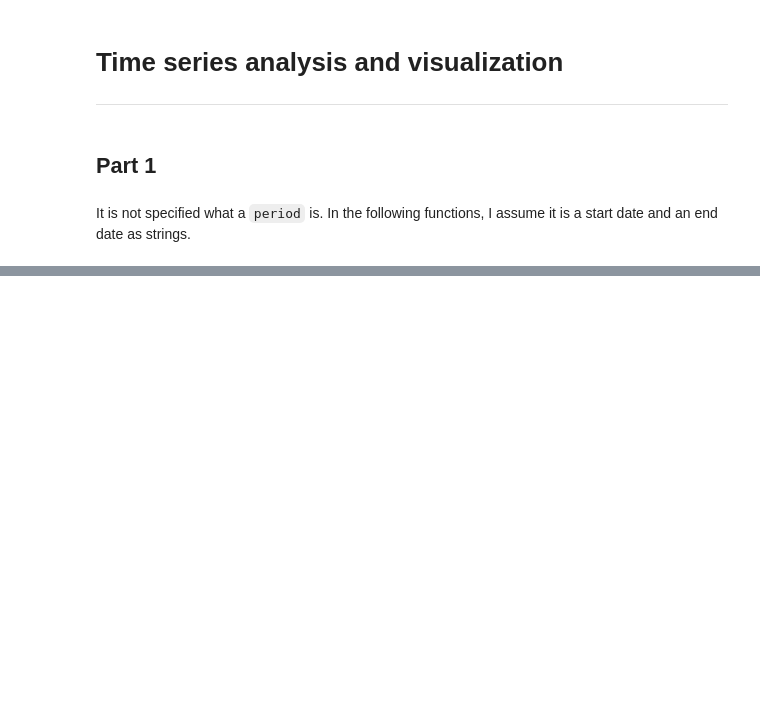
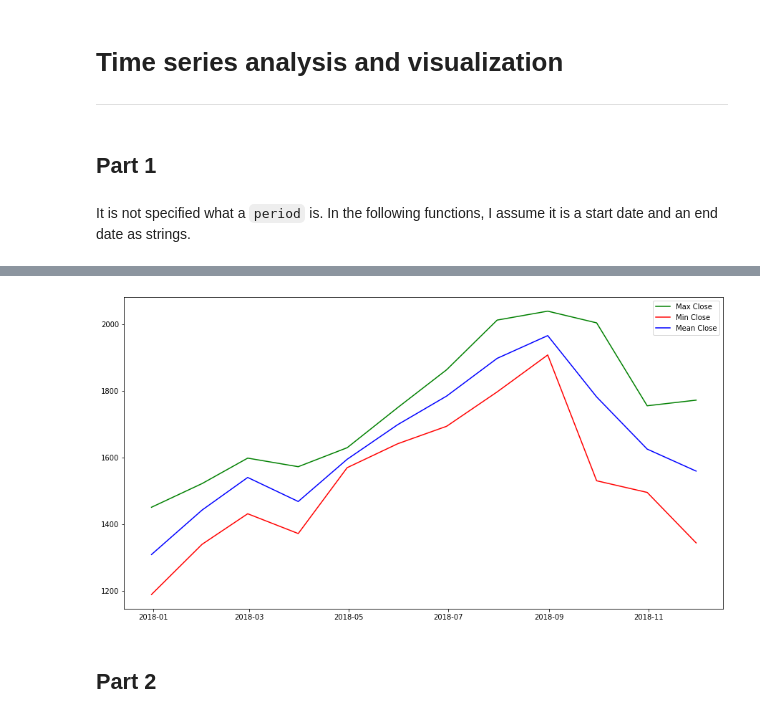
Before and after one commit to teobouvard/study, a Jupyter notebook: 4-UiS/data-science/assignment3/assignment.ipynb, the cells around one changed output, grey strips where cells are left out. Drawn from its saved outputs; the diff is of its cells as text; code cells hidden in the pictures; blank space fills up the shorter version.

```diff
--- a/4-UiS/data-science/assignment3/assignment.ipynb
+++ b/4-UiS/data-science/assignment3/assignment.ipynb
@@ -44,0 +58,16 @@ show_monthly_average('HPQ', '2018-01-01', '2019-01-01')
+# %%
+def show_stock_statistics(stock_name, start, end):
+    stock = DataReader('AMZN', start='2018-01-01', end='2019-01-01', data_source='yahoo')
+    monthly_groupby = stock.groupby(pd.Grouper(freq='M', label='left'))
+    monthly_max = monthly_groupby['Close'].max()
+    monthly_min = monthly_groupby['Close'].min()
+    monthly_mean = monthly_groupby['Close'].mean()
+    sns.lineplot(data=monthly_max, label='Max Close', color='green')
+    sns.lineplot(data=monthly_min, label='Min Close', color='red')
+    sns.lineplot(data=monthly_mean, label='Mean Close', color='blue')
+# %%
+show_stock_statistics('AMZN', '2018-01-01', '2019-01-01')
+# %% [output]
+[figure, added]
+# %% [markdown]
+## Part 2
```
Also changed, not shown: parts of 11 cells of this notebook.
